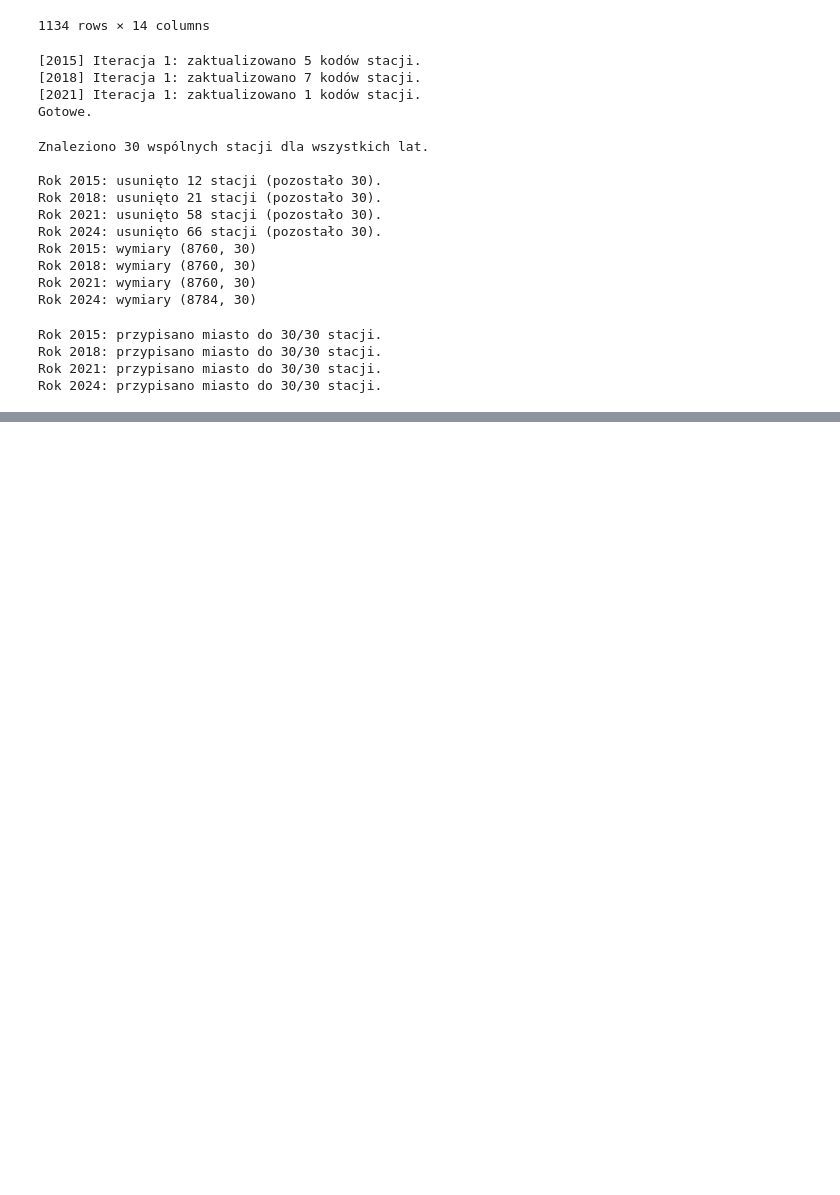
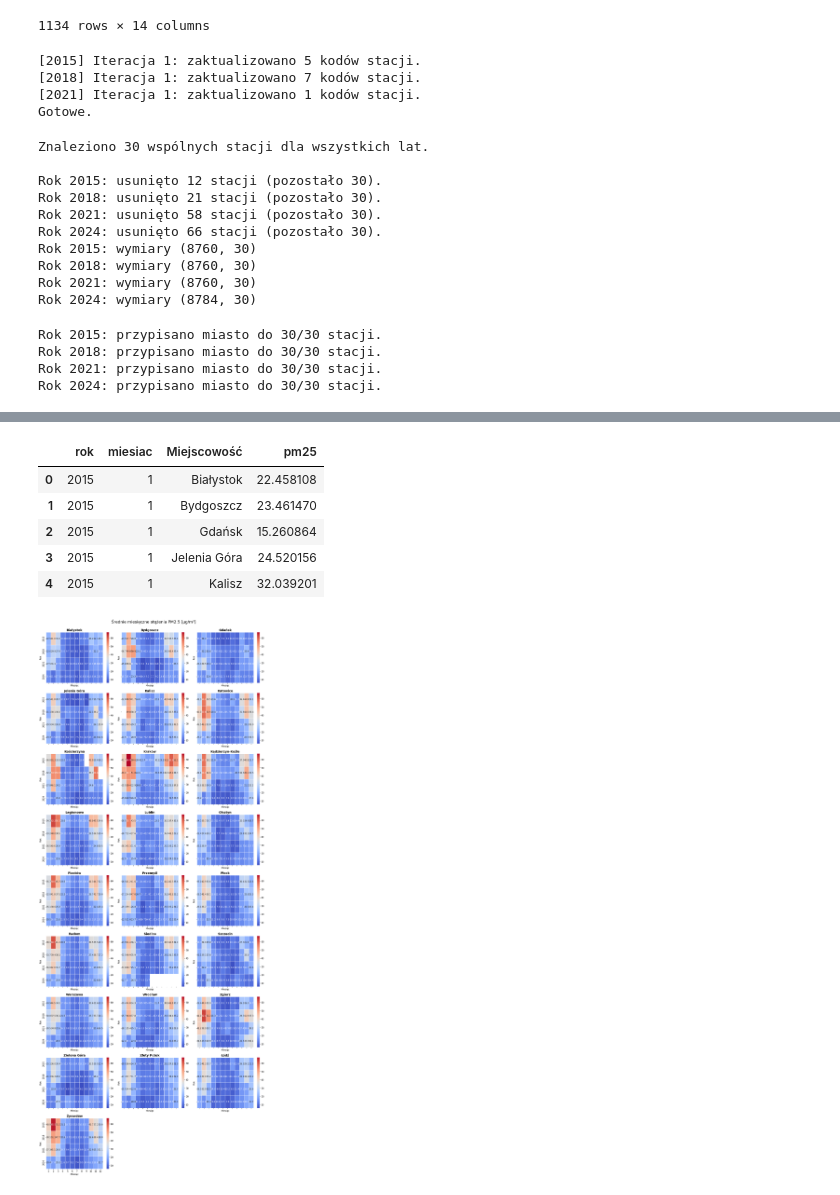
Before and after one commit to martynapawlak/maly_projekt_3, a Jupyter notebook: projekt_3.ipynb, the cells around one changed output, grey strips where cells are left out. Drawn from its saved outputs; the diff is of its cells as text; code cells hidden in the pictures; blank space fills up the shorter version.

```diff
--- a/projekt_3.ipynb
+++ b/projekt_3.ipynb
@@ -302,0 +335,14 @@ Indeks nie jest typu datetime. Próbuję konwersji...
+# %%
+df_heat = data_statistics.prepare_heatmap_data(df_final, years_to_analize)
+
+display(df_heat.head())
+
+data_statistics.plot_city_heatmaps(df_heat)
+# %% [output]
+|  | rok | miesiac | Miejscowość | pm25 |
+| 0 | 2015 | 1 | Białystok | 22.458108 |
+| 1 | 2015 | 1 | Bydgoszcz | 23.461470 |
+| 2 | 2015 | 1 | Gdańsk | 15.260864 |
+| 3 | 2015 | 1 | Jelenia Góra | 24.520156 |
+| 4 | 2015 | 1 | Kalisz | 32.039201 |
+[figure, added]
```
Also changed, not shown: parts of 17 cells of this notebook, 2 other files.
